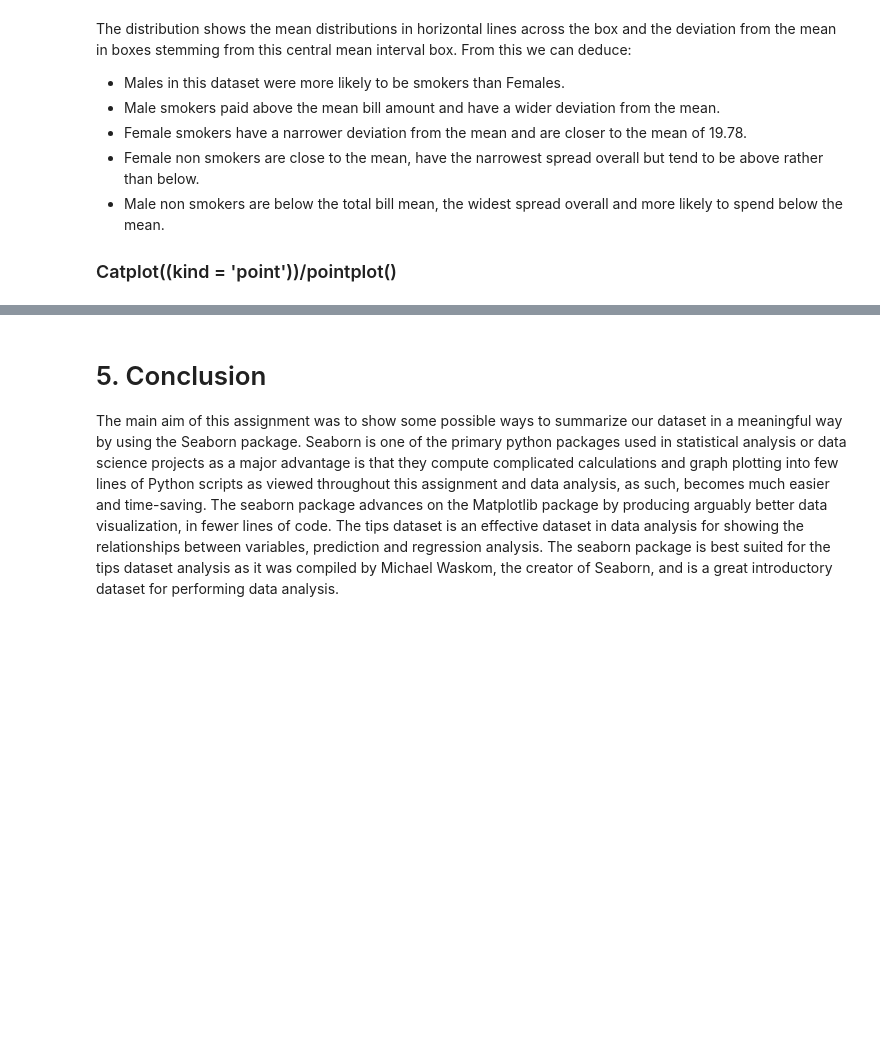
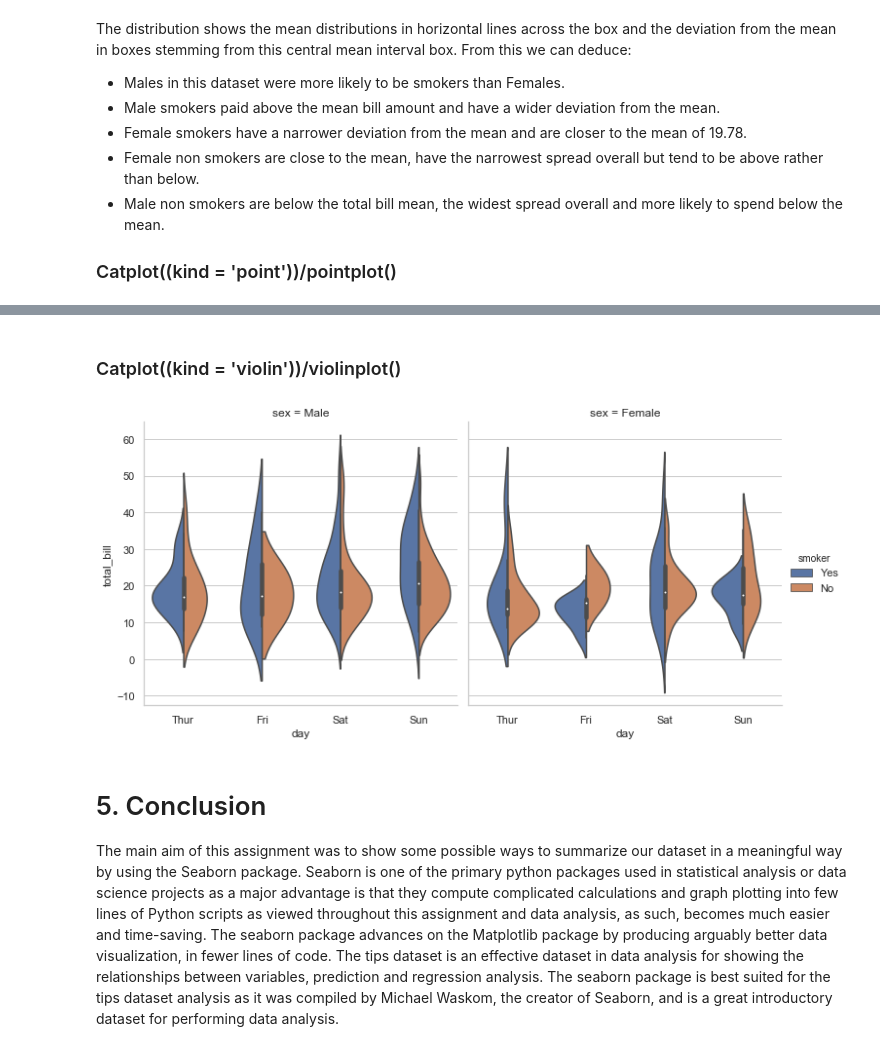
Before and after one commit to garycunningham89/fundamentalsdataanalysis, a Jupyter notebook: Fundamentals of Data Analysis.ipynb, the cells around one changed output, grey strips where cells are left out. Saved outputs shown, nothing was run; the diff lists cells and outputs as text; code cells hidden in the pictures; blank space fills up the shorter version.

```diff
--- a/Fundamentals of Data Analysis.ipynb
+++ b/Fundamentals of Data Analysis.ipynb
@@ -591,3 +588,10 @@ sns.violinplot(x="total_bill", y="smoker", hue="day", col="sex", data=tips)
+# %% [markdown]
+### Catplot((kind = 'violin'))/violinplot()
+# %%
+#violinplot() showing the relationship between the total bill amount, smoker, day and sex variables in the tips dataset
+sns.catplot(x="day", y="total_bill", hue="smoker", col="sex",data=tips, kind="violin", split=True);
+# %% [output]
+[figure, added]
 # %% [markdown]
 # 5. Conclusion
 
```
Also changed, not shown: parts of 11 cells of this notebook, 1 other file.
